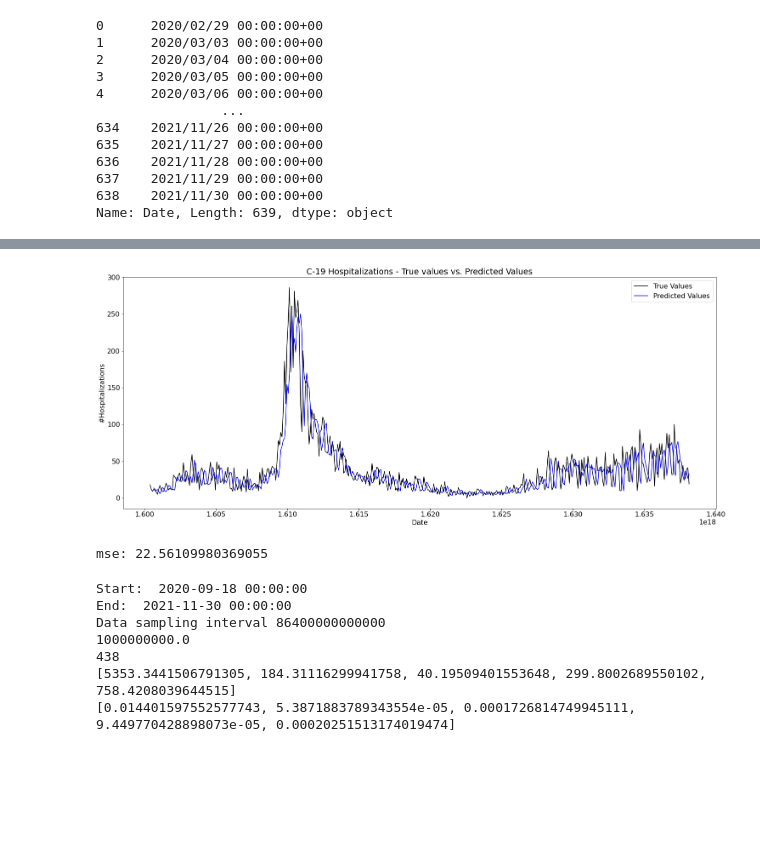
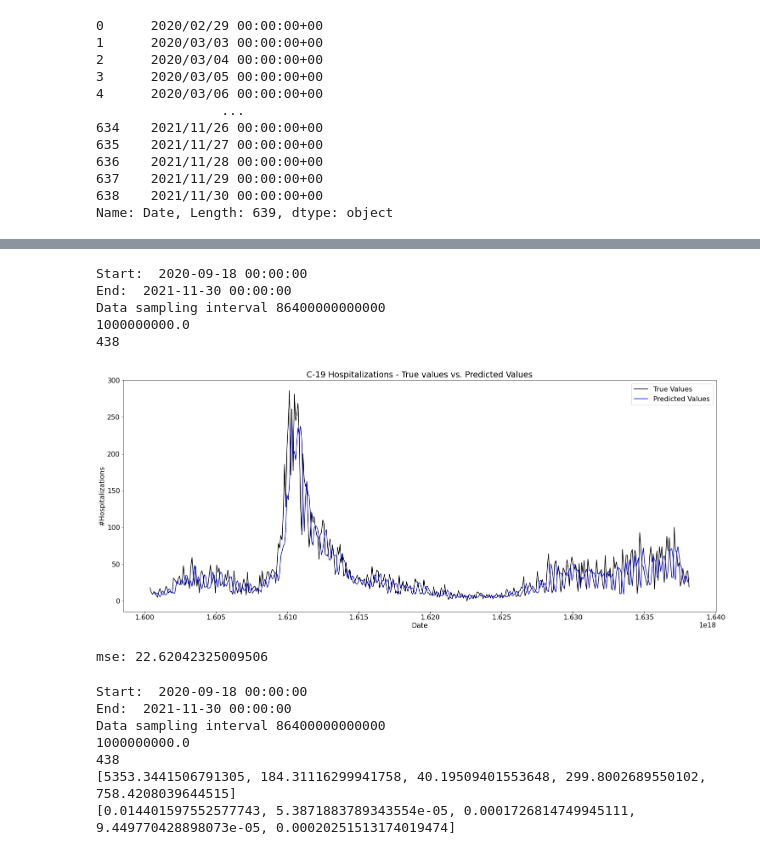
Before and after one commit to Vindhya07/ML_Covid_TimeSeries, a Jupyter notebook: Covid_timeseries.ipynb, the cells around one changed output, grey strips where cells are left out. Cells and saved outputs as stored; diff of their text form; code cells hidden in the pictures; blank space fills up the shorter version.

```diff
--- a/Covid_timeseries.ipynb
+++ b/Covid_timeseries.ipynb
@@ -273,6 +271,7 @@ stride = 1
 lag = 2 #determines the feature vector size
 dd = 1 #number of samples in a day
 q = 1
+(t_full, og_ss, ss) = feature_selection(200, 638)
 XX = og_ss[0:og_ss.size - q - lag * dd:stride]
 for i in range(1,lag):
   X = og_ss[i*dd:og_ss.size - q - (lag-i)*dd:stride]
@@ -280,35 +279,40 @@ for i in range(1,lag):
   # print(XX.size) #will be size = lag * X_size
 yy = og_ss[lag*dd+q::stride] #size of XX before column stacking
 # print("SS:",ss.size)
 # print("yy:",yy.size)
 tt = t_full[lag*dd+q::stride]
   # print(tt.size)
 from sklearn.model_selection import train_test_split
 train, test = train_test_split(np.arange(0,yy.size),test_size=0.2)
 
 from sklearn.linear_model import Ridge
 from sklearn.linear_model import Lasso
 model = Lasso(fit_intercept=False, alpha=0).fit(XX[train], yy[train])
   # print(model.intercept_, model.coef_)
 
 y_pred = model.predict(XX)
 
 plt.rcParams["figure.figsize"] = (25,10)
 plt.plot(t_full, og_ss, color='black', label='True Values')
 plt.plot(tt, y_pred, color='blue', label='Predicted Values')
 plt.legend()
 plt.xlabel('Date')
 plt.ylabel('#Hospitalizations')
 plt.title('C-19 Hospitalizations - True values vs. Predicted Values')
 plt.show()
 
 from sklearn.metrics import mean_squared_error
 mse = mean_squared_error(yy, y_pred)
 rmse = math.sqrt(mse)
 print("mse:", rmse)
 # %% [output]
+Start:  2020-09-18 00:00:00
+End:  2021-11-30 00:00:00
+Data sampling interval 86400000000000
+1000000000.0
+438
-[figure, old version]
+[figure, new version]
-mse: 22.56109980369055
+mse: 22.62042325009506
 # %%
 def Ridge_Performance(i1, i2):
   (t_full, ss, og_ss) = feature_selection(i1, i2)
```
Also changed, not shown: parts of 10 cells of this notebook, 1 other file.
